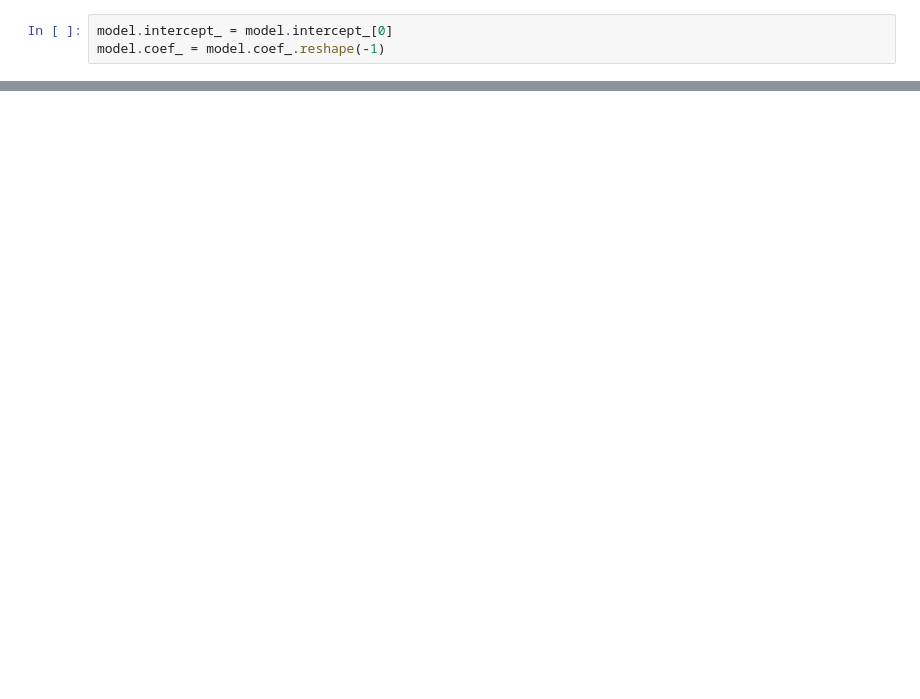
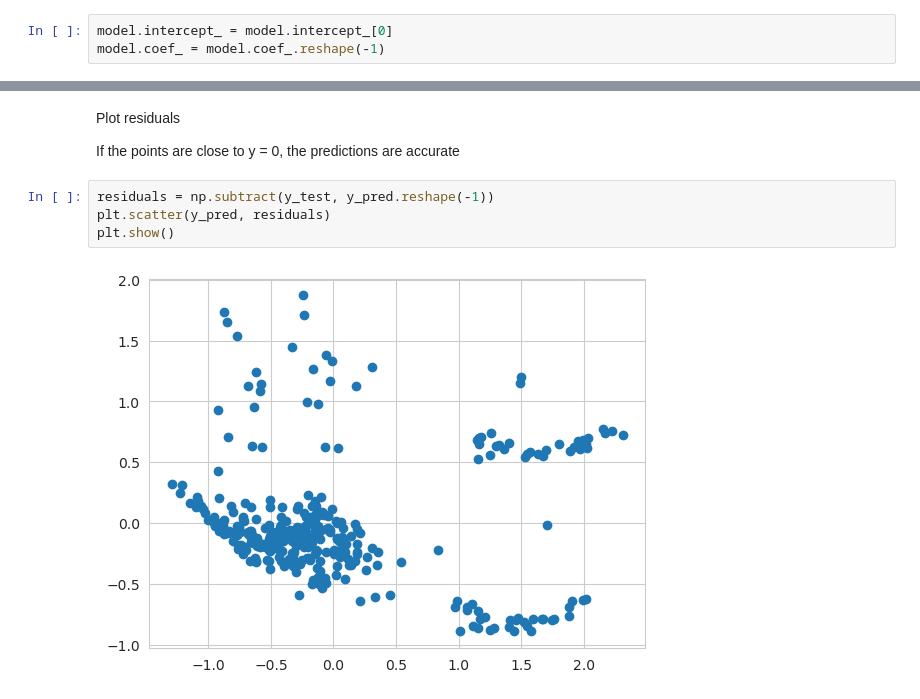
Before and after one commit to alejo-cuello/first-steps-data-science, a Jupyter notebook: 03-final-project.ipynb, the cells around one changed output, grey strips where cells are left out. Saved outputs shown, nothing was run; the diff lists cells and outputs as text; blank space fills up the shorter version.

Commit message:
model summary and plot residuals

```diff
--- a/03-final-project.ipynb
+++ b/03-final-project.ipynb
@@ -122,0 +145,10 @@ https://drive.google.com/file/d/1PrSPTAVz6lXKAqNcTlUvWc_de8TRILOx/view?usp=shari
+# %% [markdown]
+Plot residuals
+
+If the points are close to y = 0, the predictions are accurate
+# %%
+residuals = np.subtract(y_test, y_pred.reshape(-1))
+plt.scatter(y_pred, residuals)
+plt.show()
+# %% [output]
+[figure, added]
```
Also changed, not shown: parts of 8 cells of this notebook.
